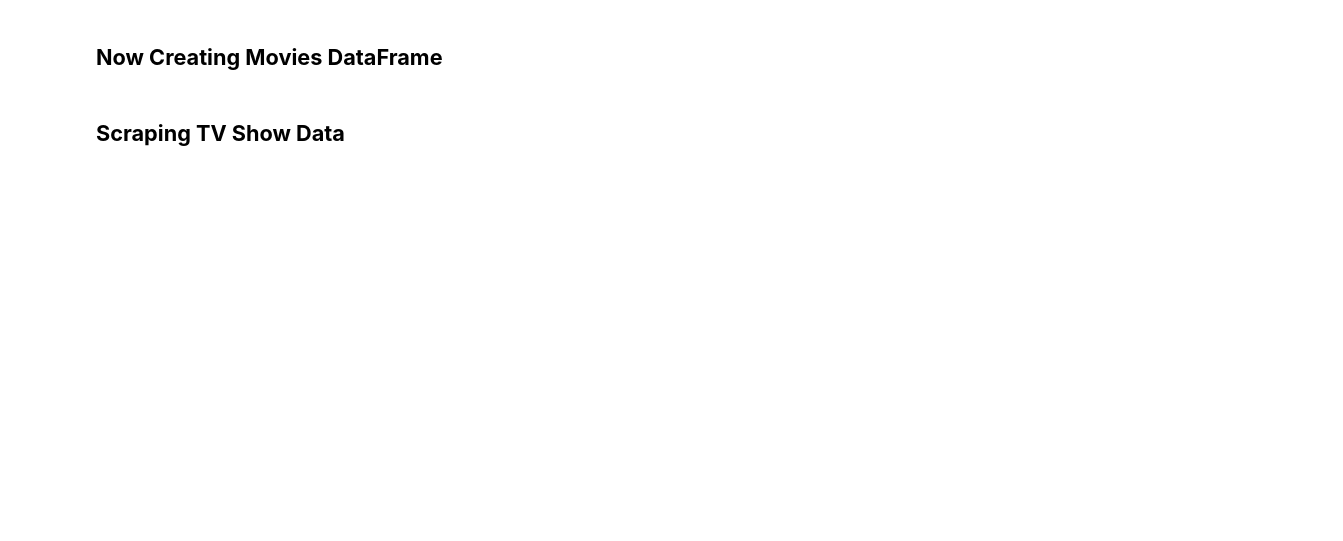
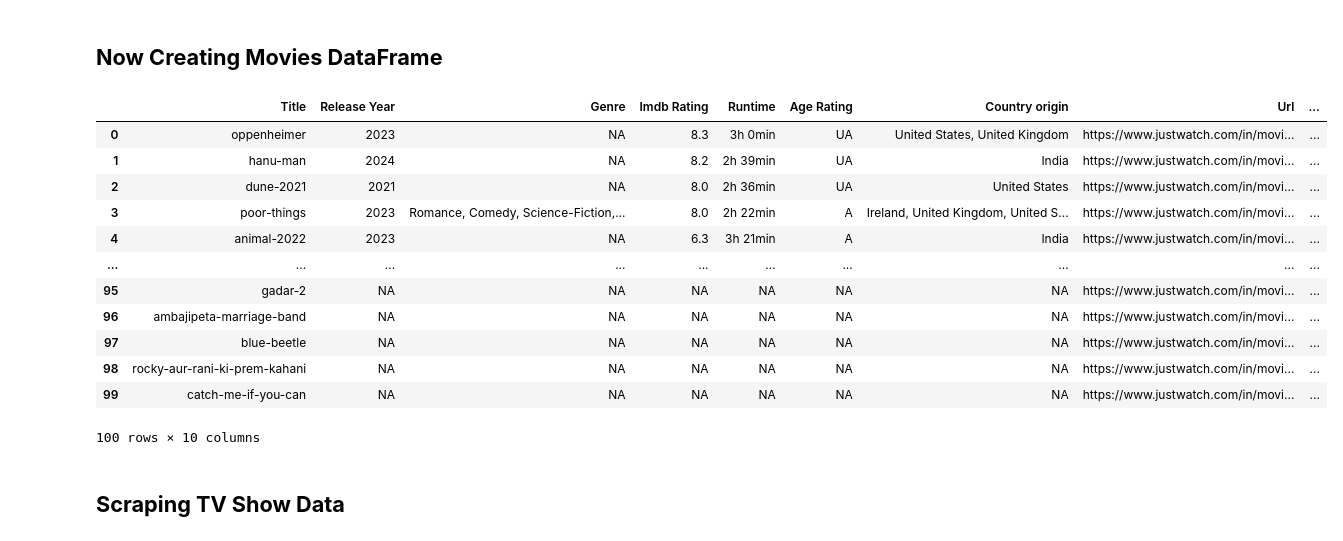
Before and after one commit to Sankalpmahanta/Web-Scrapping, a Jupyter notebook: Sankalpa_Mahanta_Web_Scraping.ipynb, the cells around one changed output. Cells and saved outputs as stored; diff of their text form; code cells hidden in the pictures; blank space fills up the shorter version.

```diff
--- a/Sankalpa_Mahanta_Web_Scraping.ipynb
+++ b/Sankalpa_Mahanta_Web_Scraping.ipynb
@@ -502,3 +500,26 @@ Streaming_Provider
+# %%
+# Write Your Code here
+dict1 ={"Title":movie_titles,"Release Year":release_year,"Genre":Genre,"Imdb Rating":Imdb_Rating,"Runtime":Runtime,
+        "Age Rating":Age_Rating,"Country origin":Country_origin,
+        "Url":Movie_url,"Streaming Provider":Streaming_Provider,"Type" : 'Movie'}
+
+Movies_df = pd.DataFrame(dict1)
+# %%
+Movies_df
+# %% [output]
+|  | Title | Release Year | Genre | Imdb Rating | Runtime | Age Rating | Country origin | Url | ... |
+| 0 | oppenheimer | 2023 | NA | 8.3 | 3h 0min | UA | United States, United Kingdom | https://www.justwatch.com/in/movi... | ... |
+| 1 | hanu-man | 2024 | NA | 8.2 | 2h 39min | UA | India | https://www.justwatch.com/in/movi... | ... |
+| 2 | dune-2021 | 2021 | NA | 8.0 | 2h 36min | UA | United States | https://www.justwatch.com/in/movi... | ... |
+| 3 | poor-things | 2023 | Romance, Comedy, Science-Fiction,... | 8.0 | 2h 22min | A | Ireland, United Kingdom, United S... | https://www.justwatch.com/in/movi... | ... |
+| 4 | animal-2022 | 2023 | NA | 6.3 | 3h 21min | A | India | https://www.justwatch.com/in/movi... | ... |
+| ... | ... | ... | ... | ... | ... | ... | ... | ... | ... |
+| 95 | gadar-2 | NA | NA | NA | NA | NA | NA | https://www.justwatch.com/in/movi... | ... |
+| 96 | ambajipeta-marriage-band | NA | NA | NA | NA | NA | NA | https://www.justwatch.com/in/movi... | ... |
+| 97 | blue-beetle | NA | NA | NA | NA | NA | NA | https://www.justwatch.com/in/movi... | ... |
+| 98 | rocky-aur-rani-ki-prem-kahani | NA | NA | NA | NA | NA | NA | https://www.justwatch.com/in/movi... | ... |
+| 99 | catch-me-if-you-can | NA | NA | NA | NA | NA | NA | https://www.justwatch.com/in/movi... | ... |
+100 rows × 10 columns
 # %% [markdown]
 ## **Scraping TV  Show Data**
 # %%
```
Also changed, not shown: parts of 20 cells of this notebook.
